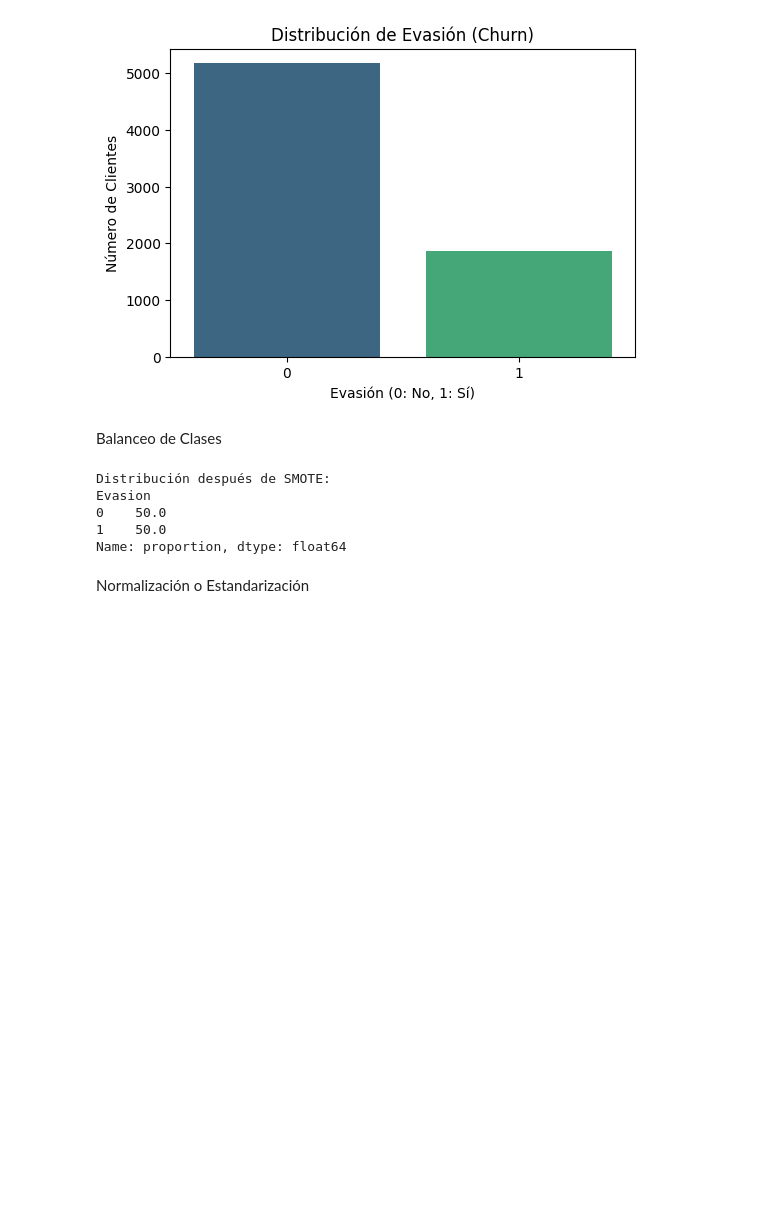
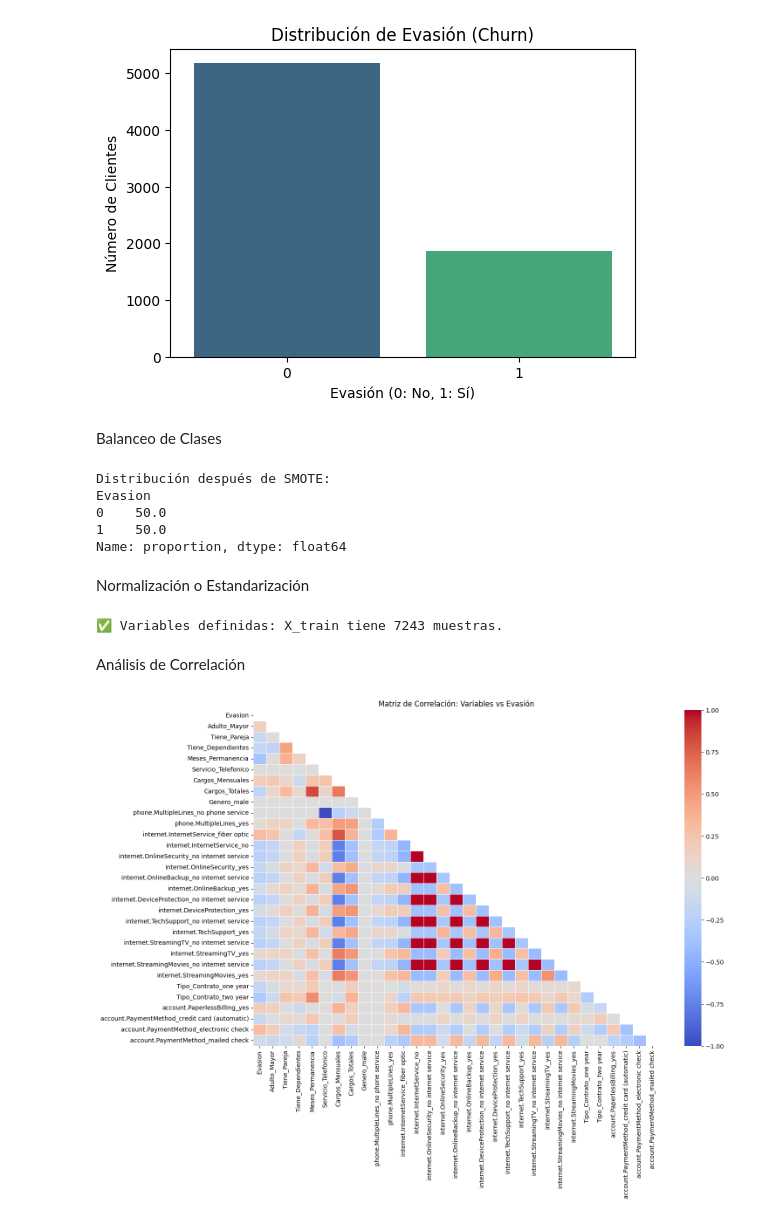
Before and after one commit to DAMS-1/Challenge-2---Telecom-X, a Jupyter notebook: Challenge_2_Telecom.ipynb, the cells around one changed output. Drawn from its saved outputs; the diff is of its cells as text; code cells hidden in the pictures; blank space fills up the shorter version.

```diff
--- a/Challenge_2_Telecom.ipynb
+++ b/Challenge_2_Telecom.ipynb
@@ -130,3 +130,11 @@ Evasion
 Name: proportion, dtype: float64
 # %% [markdown]
 Normalización o Estandarización
+# %%
+from sklearn.model_selection import train_test_split
+
+X_train, X_test, y_train, y_test = train_test_split(X_res, y_res, test_size=0.3, random_state=42)
+
+print(f"Variables: X_train tiene {X_train.shape[0]} muestras.")
+# %% [output]
+✅ Variables definidas: X_train tiene 7243 muestras.
@@ -132,0 +148,25 @@ Normalización o Estandarización
+# %% [markdown]
+Análisis de Correlación
+# %%
+import matplotlib.pyplot as plt
+import seaborn as sns
+import numpy as np
+
+corr_matrix = df_final_ml.corr()
+
+plt.figure(figsize=(15, 10))
+
+
+mask = np.triu(np.ones_like(corr_matrix, dtype=bool))
+
+sns.heatmap(corr_matrix,
+            mask=mask,
+            annot=False,
+            cmap='coolwarm',
+            fmt=".2f",
+            linewidths=0.5)
+
+plt.title('Matriz de Correlación: Variables vs Evasión')
+plt.show()
+# %% [output]
+[figure, added]
```
Also changed, not shown: parts of 2 cells of this notebook.
